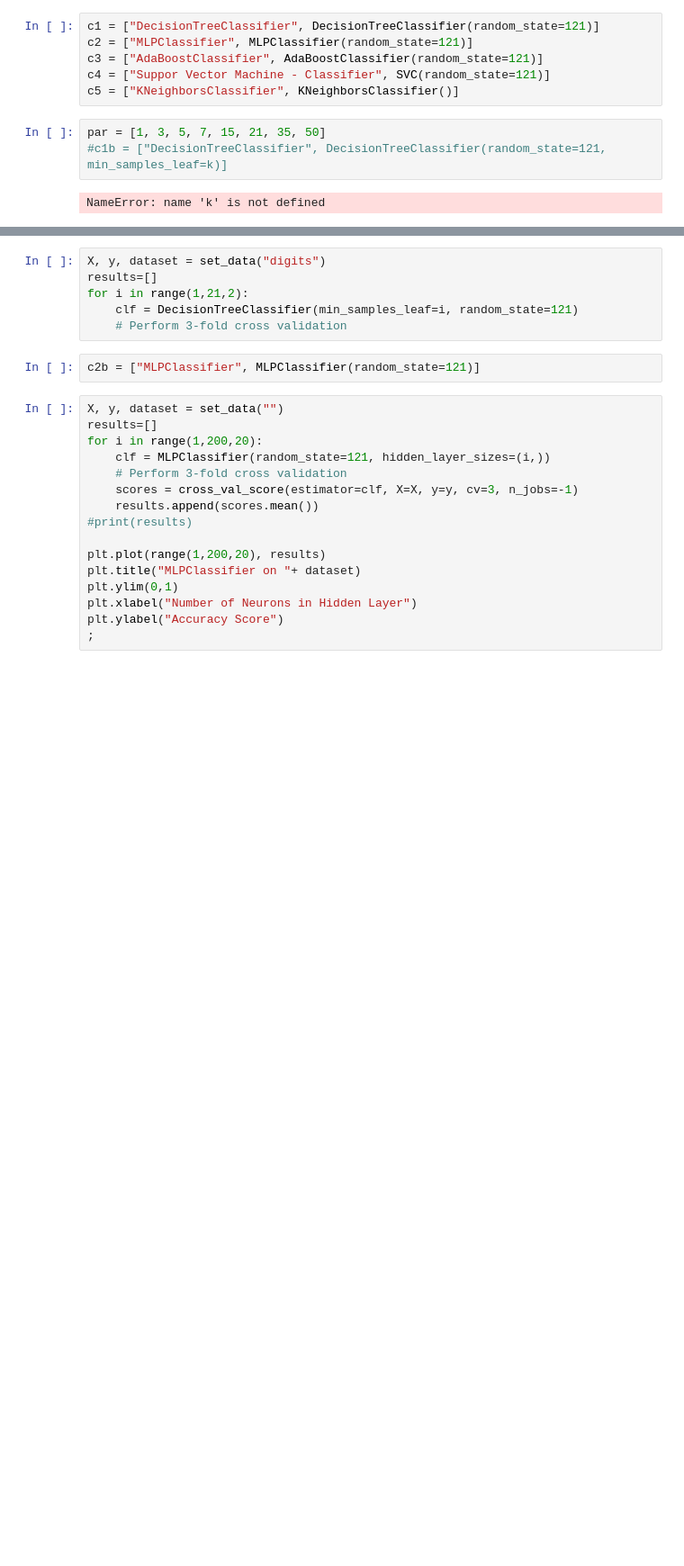
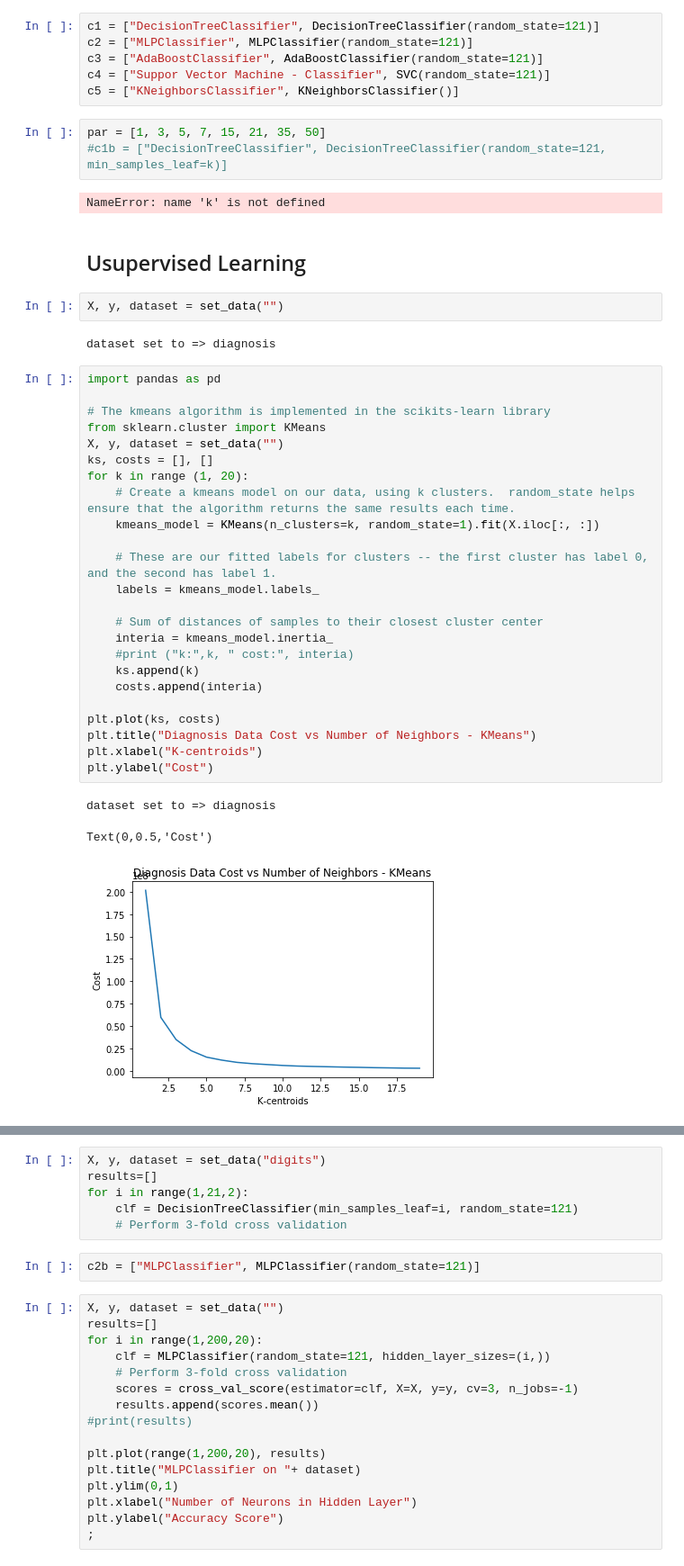
Before and after one commit to tichmangono/ML7641-Machine-Learning, a Jupyter notebook: assignment3 - unsupervised learning & dim reduction/Assignment1_tmangono3-analysis.ipynb, the cells around one changed output, grey strips where cells are left out. Shown: that part at 90% size. Cells and saved outputs as stored; diff of their text form; blank space fills up the shorter version.

```diff
--- a/assignment3 - unsupervised learning & dim reduction/Assignment1_tmangono3-analysis.ipynb
+++ b/assignment3 - unsupervised learning & dim reduction/Assignment1_tmangono3-analysis.ipynb
@@ -144,3 +171,37 @@ par = [1, 3, 5, 7, 15, 21, 35, 50]
 #c1b = ["DecisionTreeClassifier", DecisionTreeClassifier(random_state=121, min_samples_leaf=k)]
 # %% [output]
 NameError: name 'k' is not defined
+# %% [markdown]
+## Usupervised Learning
+# %%
+X, y, dataset = set_data("")
+# %% [output]
+dataset set to => diagnosis
+# %%
+import pandas as pd
+
+# The kmeans algorithm is implemented in the scikits-learn library
+from sklearn.cluster import KMeans
+X, y, dataset = set_data("")
+ks, costs = [], []
+for k in range (1, 20):
+    # Create a kmeans model on our data, using k clusters.  random_state helps ensure that the algorithm returns the same results each time.
+    kmeans_model = KMeans(n_clusters=k, random_state=1).fit(X.iloc[:, :])
+
+    # These are our fitted labels for clusters -- the first cluster has label 0, and the second has label 1.
+    labels = kmeans_model.labels_
+
+    # Sum of distances of samples to their closest cluster center
+    interia = kmeans_model.inertia_
+    #print ("k:",k, " cost:", interia)
+    ks.append(k)
+    costs.append(interia)
+
+plt.plot(ks, costs)
+plt.title("Diagnosis Data Cost vs Number of Neighbors - KMeans")
+plt.xlabel("K-centroids")
+plt.ylabel("Cost")
+# %% [output]
+dataset set to => diagnosis
+Text(0,0.5,'Cost')
+[figure, added]
```
Also changed, not shown: parts of 49 cells of this notebook, 5 other files.
